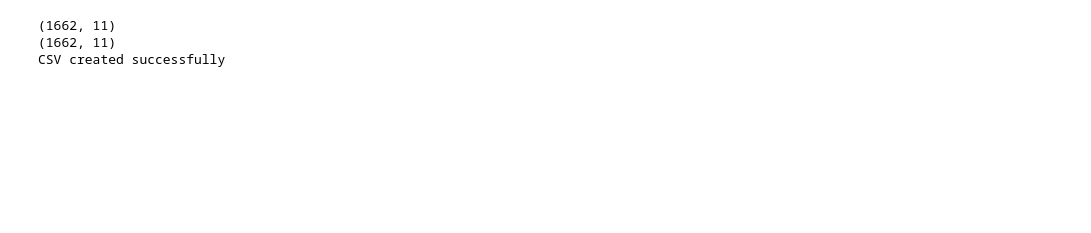
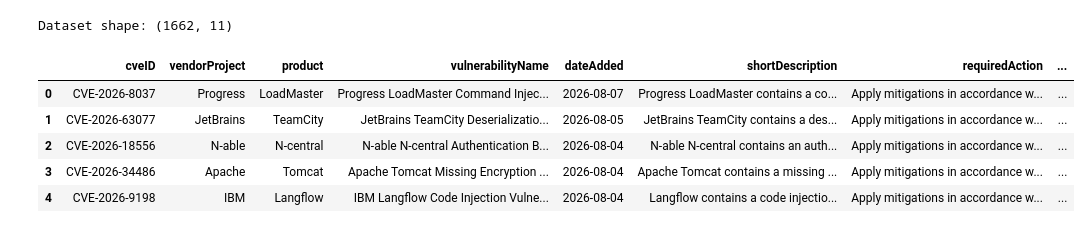
Before and after one commit to Mais-M/cisa-kev-sql-investigation, a Jupyter notebook: cisa_kev_sql_investigation.ipynb, the cells around one changed output. Saved outputs shown, nothing was run; the diff lists cells and outputs as text; code cells hidden in the pictures; blank space fills up the shorter version.

Commit message:
Organize final CISA KEV SQL analysis

```diff
--- a/cisa_kev_sql_investigation.ipynb
+++ b/cisa_kev_sql_investigation.ipynb
@@ -1,41 +1,24 @@
 # %% [markdown]
 <a href="https://colab.research.google.com/github/Mais-M/cisa-kev-sql-investigation/blob/main/cisa_kev_sql_investigation.ipynb" target="_parent"><img src="https://colab.research.google.com/assets/colab-badge.svg" alt="Open In Colab"/></a>
 # %%
-import pandas as pd
-
-url = "https://www.cisa.gov/sites/default/files/feeds/known_exploited_vulnerabilities.json"
-
-df = pd.read_json(url)
-
-df.head()
-
 import requests
 import pandas as pd
 
 url = "https://www.cisa.gov/sites/default/files/feeds/known_exploited_vulnerabilities.json"
 
 data = requests.get(url).json()
-
 df = pd.DataFrame(data["vulnerabilities"])
 
-print(df.shape)
-df.head()
-
-import requests
-import pandas as pd
-
-url = "https://www.cisa.gov/sites/default/files/feeds/known_exploited_vulnerabilities.json"
-
-data = requests.get(url).json()
-
-df = pd.DataFrame(data["vulnerabilities"])
-
-print(df.shape)
-df.head()
+print("Dataset shape:", df.shape)
 
 df.to_csv("cisa_kev.csv", index=False)
-print("CSV created successfully")
+
+df.head()
 # %% [output]
-(1662, 11)
-(1662, 11)
-CSV created successfully
+Dataset shape: (1662, 11)
+|  | cveID | vendorProject | product | vulnerabilityName | dateAdded | shortDescription | requiredAction | ... |
+| 0 | CVE-2026-8037 | Progress | LoadMaster | Progress LoadMaster Command Injec... | 2026-08-07 | Progress LoadMaster contains a co... | Apply mitigations in accordance w... | ... |
+| 1 | CVE-2026-63077 | JetBrains | TeamCity | JetBrains TeamCity Deserializatio... | 2026-08-05 | JetBrains TeamCity contains a des... | Apply mitigations in accordance w... | ... |
+| 2 | CVE-2026-18556 | N-able | N-central | N-able N-central Authentication B... | 2026-08-04 | N-able N-central contains an auth... | Apply mitigations in accordance w... | ... |
+| 3 | CVE-2026-34486 | Apache | Tomcat | Apache Tomcat Missing Encryption ... | 2026-08-04 | Apache Tomcat contains a missing ... | Apply mitigations in accordance w... | ... |
+| 4 | CVE-2026-9198 | IBM | Langflow | IBM Langflow Code Injection Vulne... | 2026-08-04 | Langflow contains a code injectio... | Apply mitigations in accordance w... | ... |
```
Also changed, not shown: parts of 18 cells of this notebook.
